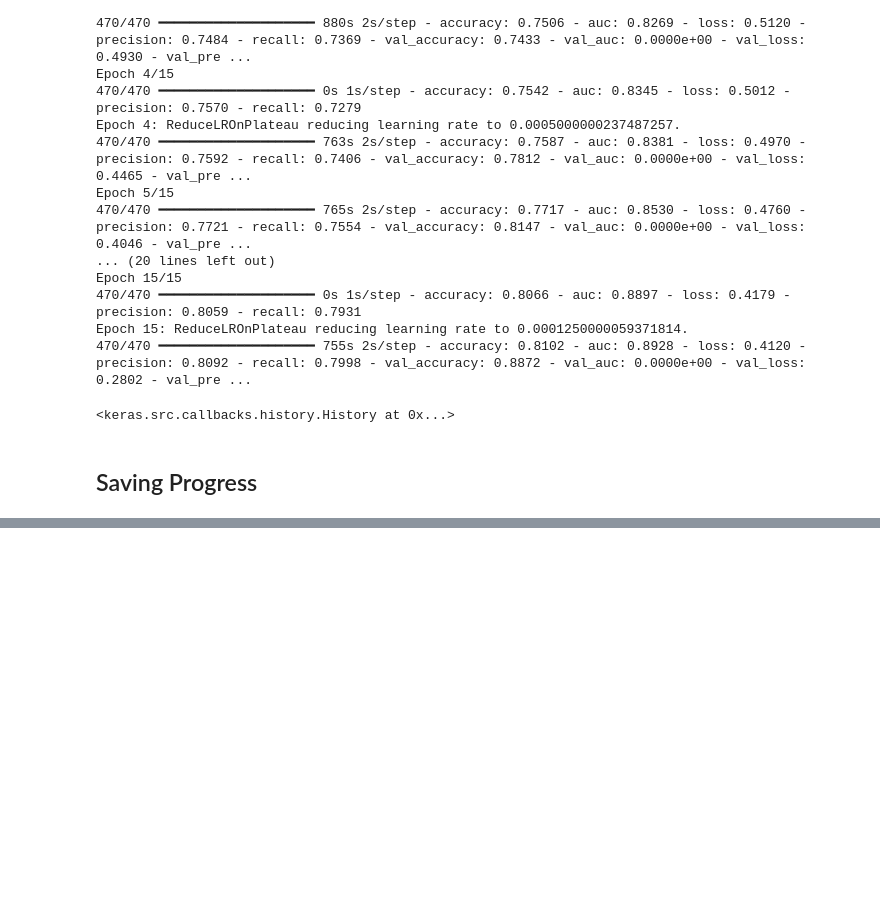
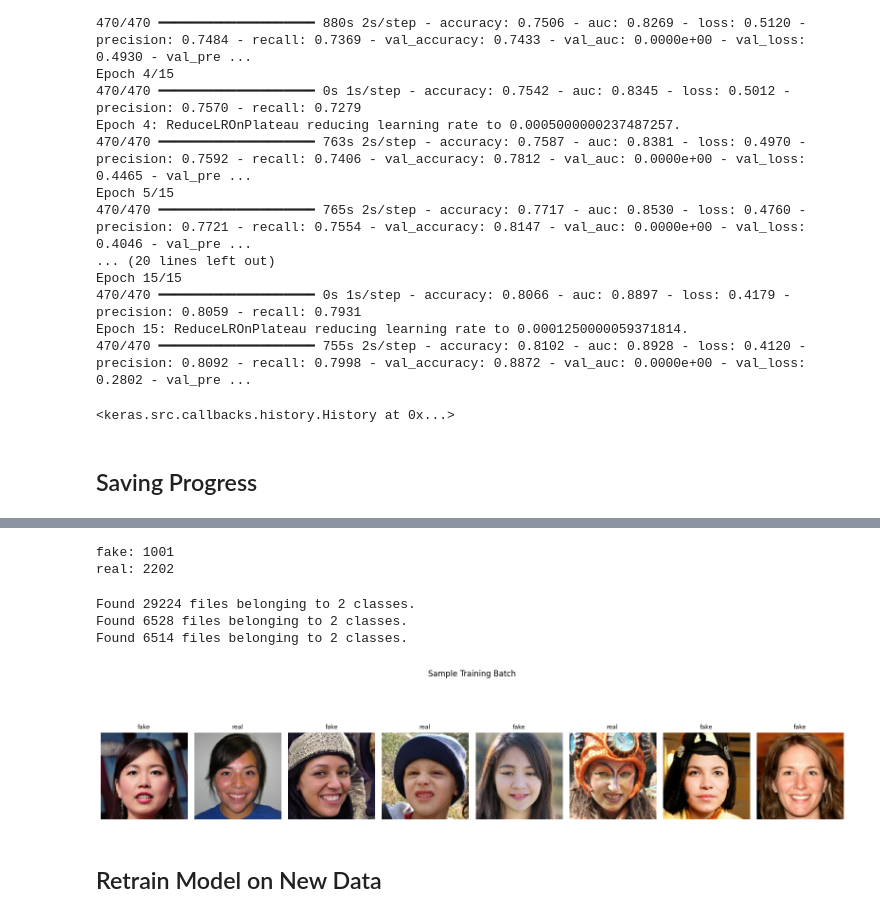
Before and after one commit to Vondent/ai-detection, a Jupyter notebook: ai-detection.ipynb, the cells around one changed output, grey strips where cells are left out. Cells and saved outputs as stored; diff of their text form; code cells hidden in the pictures; blank space fills up the shorter version.

Commit message:
update notebook with best trained model

```diff
--- a/ai-detection.ipynb
+++ b/ai-detection.ipynb
@@ -305,0 +299,68 @@ Epoch 4/10
+# %%
+import shutil
+import os
+
+# Copy AI images → fake
+for img in os.listdir("data/AI-face-detection-Dataset/AI"):
+    shutil.copy(
+        f"data/AI-face-detection-Dataset/AI/{img}",
+        f"data/real-vs-fake/train/fake/{img}"
+    )
+
+# Copy real images → real
+for img in os.listdir("data/AI-face-detection-Dataset/real"):
+    shutil.copy(
+        f"data/AI-face-detection-Dataset/real/{img}",
+        f"data/real-vs-fake/train/real/{img}"
+    )
+
+# Sanity check
+print("fake:", len(os.listdir("data/AI-face-detection-Dataset/AI")))
+print("real:", len(os.listdir("data/AI-face-detection-Dataset/real")))
+# %% [output]
+fake: 1001
+real: 2202
+# %%
+train_ds = tf.keras.utils.image_dataset_from_directory(
+    "data/real-vs-fake/train",
+    validation_split=0.2,
+    subset="training",
+    seed=42,
+    image_size=(160, 160),
+    batch_size=64,
+    label_mode="int"
+)
+
+val_ds = tf.keras.utils.image_dataset_from_directory(
+    "data/real-vs-fake/train",
+    validation_split=0.2,
+    subset="validation",
+    seed=42,
+    image_size=(160, 160),
+    batch_size=64,
+    label_mode="int"
+)
+
+test_ds = tf.keras.utils.image_dataset_from_directory(
+    "data/real-vs-fake/test",
+    image_size=(160, 160),
+    batch_size=64,
+    label_mode="int"
+)
+# %% [output]
+Found 29224 files belonging to 2 classes.
+Found 6528 files belonging to 2 classes.
+Found 6514 files belonging to 2 classes.
+# %%
+plt.figure(figsize=(16, 4))
+for imgs, labels in train_ds.take(1):
+    for i in range(8):
+        plt.subplot(1, 8, i+1)
+        plt.imshow(imgs[i].numpy().astype("uint8"))
+        plt.title(CLASS_NAMES[int(labels[i])], fontsize=9)
+        plt.axis("off")
+plt.suptitle("Sample Training Batch", y=1.02)
+plt.tight_layout()
+plt.show()
+# %% [output]
+[figure, added]
@@ -305,0 +390,2 @@ Epoch 4/10
+# %% [markdown]
+## Retrain Model on New Data
```
Also changed, not shown: parts of 31 cells of this notebook, 2 other files.
